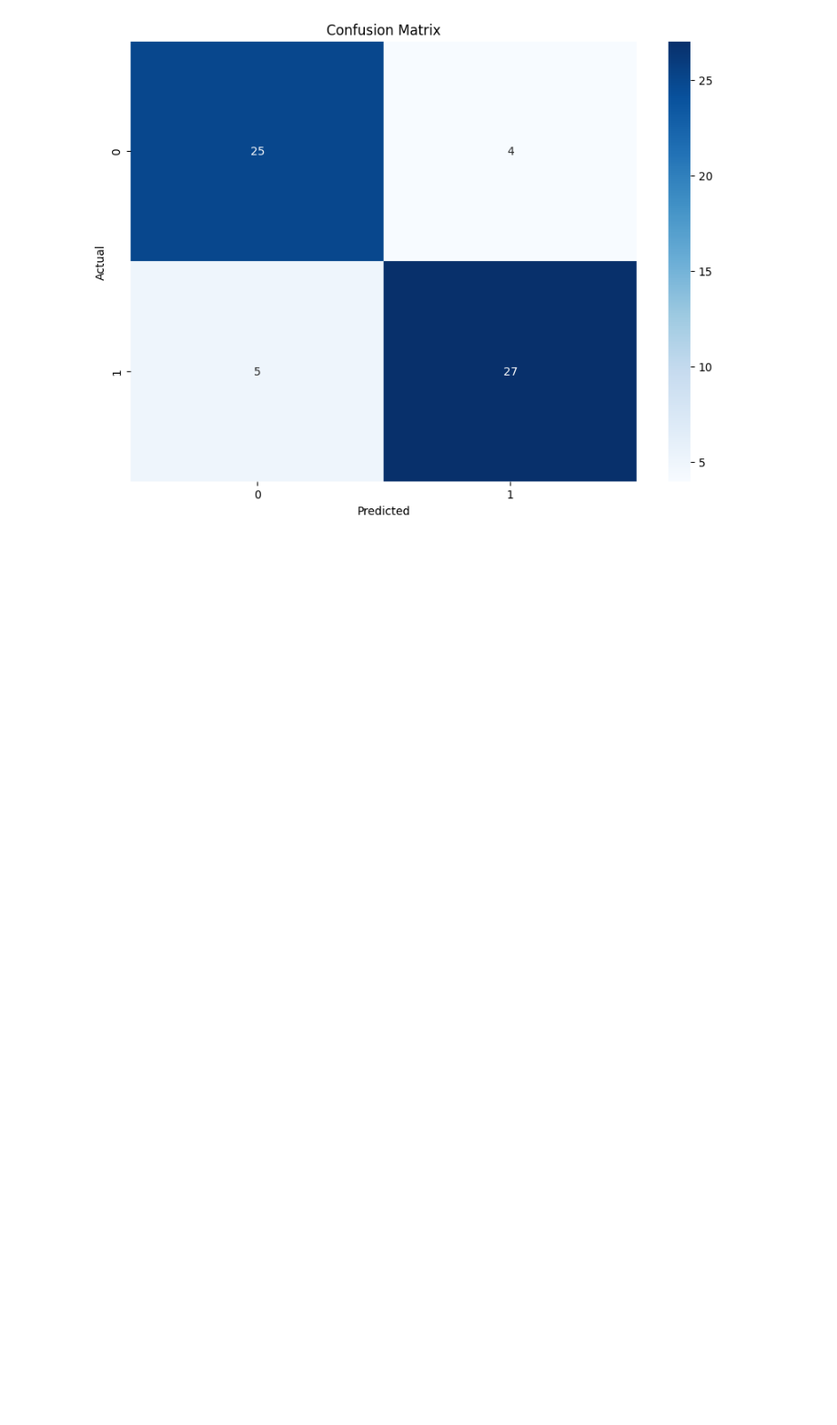
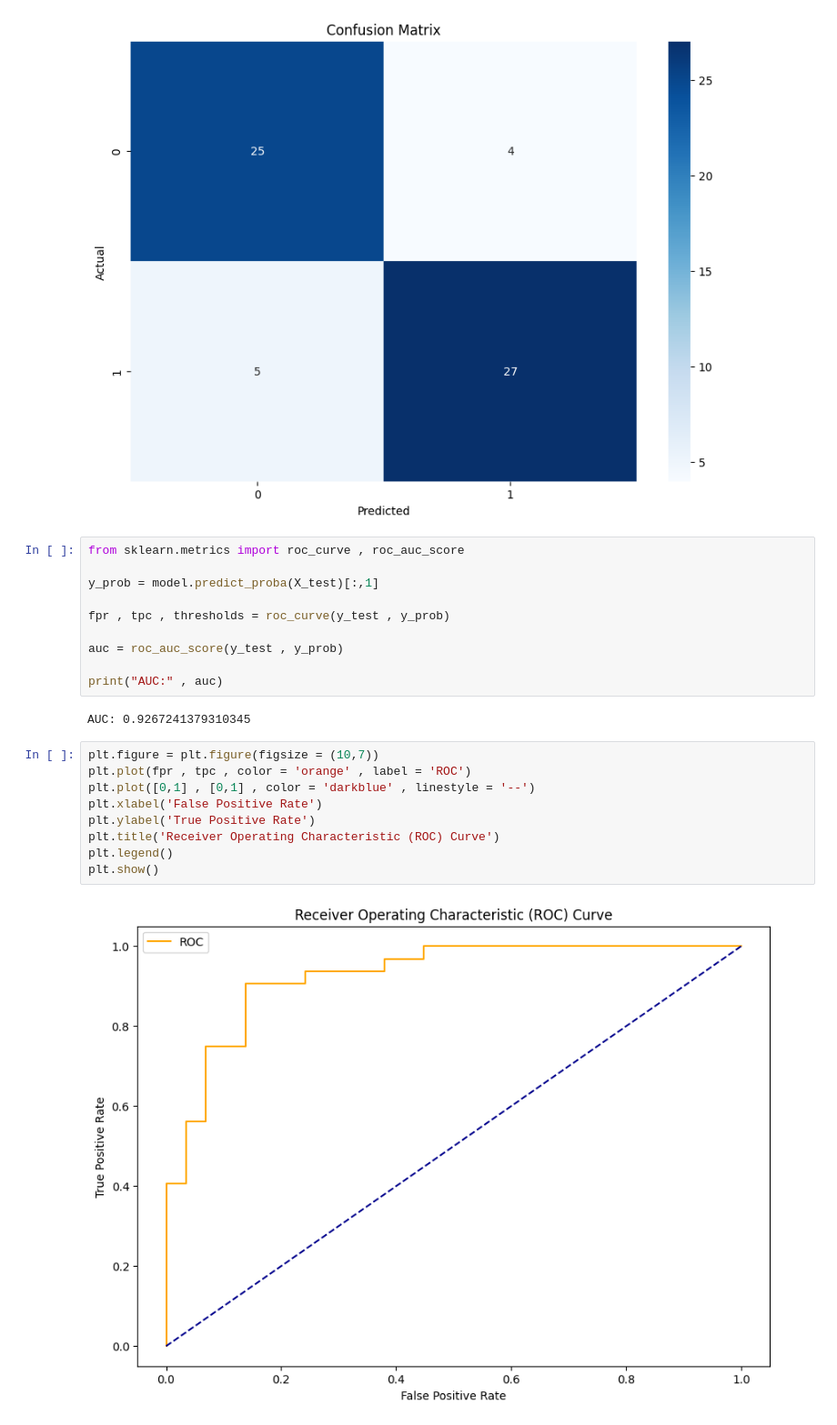
Before and after one commit to Abdullah-Jalal/heart-disease-prediction, a Jupyter notebook: ML_Heart.ipynb, the cells around one changed output. Shown at 91% size. Saved outputs shown, nothing was run; the diff lists cells and outputs as text; blank space fills up the shorter version.

Commit message:
Enhance model evaluation: added ROC-AUC curve (AUC = 0.93) for Logistic Regression

```diff
--- a/ML_Heart.ipynb
+++ b/ML_Heart.ipynb
@@ -46,3 +46,26 @@ plt.ylabel('Actual')
 plt.show()
 # %% [output]
 [figure]
+# %%
+from sklearn.metrics import roc_curve , roc_auc_score
+
+y_prob = model.predict_proba(X_test)[:,1]
+
+fpr , tpc , thresholds = roc_curve(y_test , y_prob)
+
+auc = roc_auc_score(y_test , y_prob)
+
+print("AUC:" , auc)
+# %% [output]
+AUC: 0.9267241379310345
+# %%
+plt.figure = plt.figure(figsize = (10,7))
+plt.plot(fpr , tpc , color = 'orange' , label = 'ROC')
+plt.plot([0,1] , [0,1] , color = 'darkblue' , linestyle = '--')
+plt.xlabel('False Positive Rate')
+plt.ylabel('True Positive Rate')
+plt.title('Receiver Operating Characteristic (ROC) Curve')
+plt.legend()
+plt.show()
+# %% [output]
+[figure, added]
```
